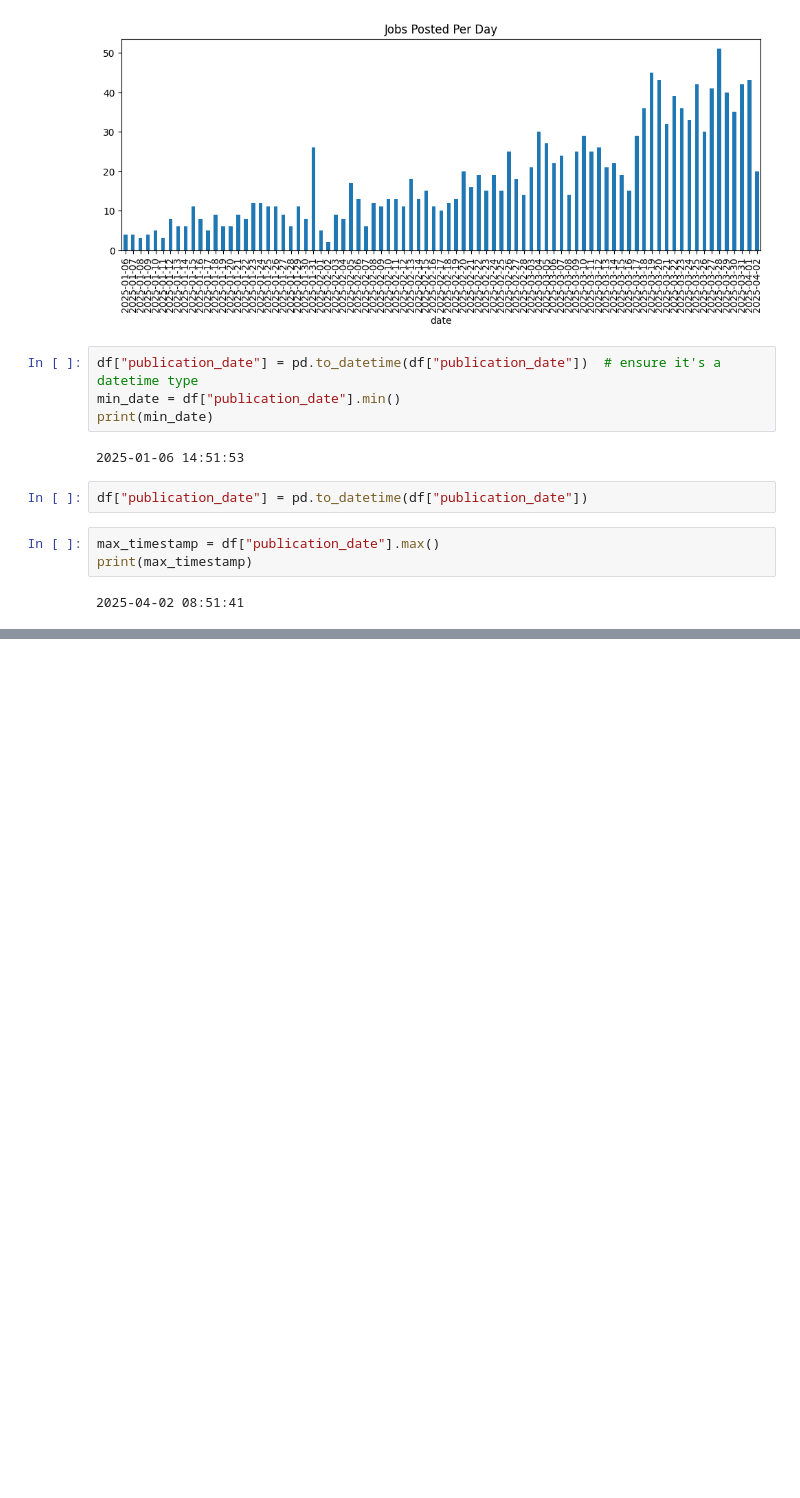
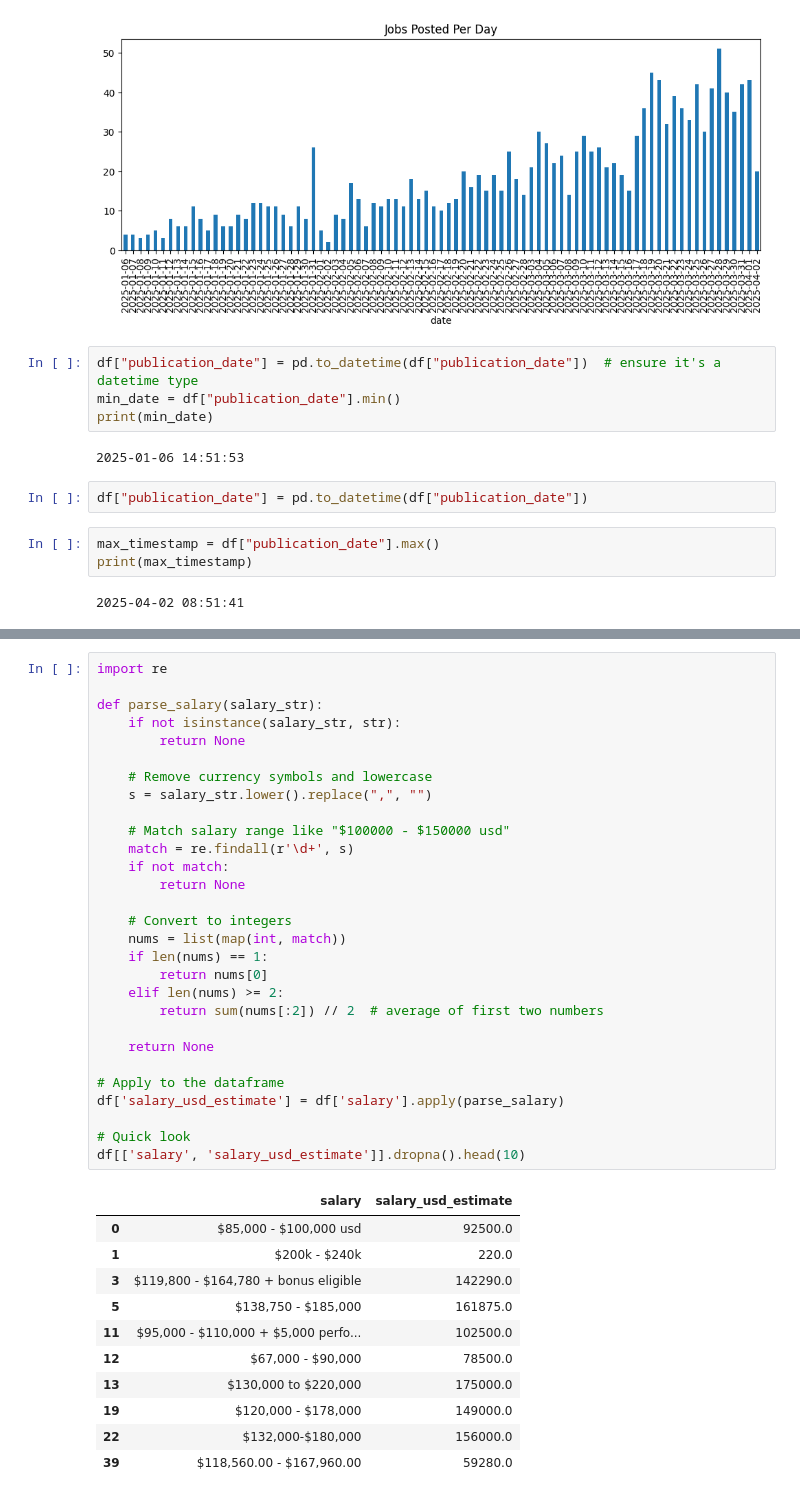
Before and after one commit to OlivierdeSwart/jobs_pipeline_dashboard, a Jupyter notebook: data_analysis/notebooks/remotive_eda.ipynb, the cells around one changed output, grey strips where cells are left out. Cells and saved outputs as stored; diff of their text form; blank space fills up the shorter version.

```diff
--- a/data_analysis/notebooks/remotive_eda.ipynb
+++ b/data_analysis/notebooks/remotive_eda.ipynb
@@ -101,0 +131,41 @@ print(max_timestamp)
+# %%
+import re
+
+def parse_salary(salary_str):
+    if not isinstance(salary_str, str):
+        return None
+
+    # Remove currency symbols and lowercase
+    s = salary_str.lower().replace(",", "")
+
+    # Match salary range like "$100000 - $150000 usd"
+    match = re.findall(r'\d+', s)
+    if not match:
+        return None
+
+    # Convert to integers
+    nums = list(map(int, match))
+    if len(nums) == 1:
+        return nums[0]
+    elif len(nums) >= 2:
+        return sum(nums[:2]) // 2  # average of first two numbers
+
+    return None
+
+# Apply to the dataframe
+df['salary_usd_estimate'] = df['salary'].apply(parse_salary)
+
+# Quick look
+df[['salary', 'salary_usd_estimate']].dropna().head(10)
+# %% [output]
+|  | salary | salary_usd_estimate |
+| 0 | $85,000 - $100,000 usd | 92500.0 |
+| 1 | $200k - $240k | 220.0 |
+| 3 | $119,800 - $164,780 + bonus eligible | 142290.0 |
+| 5 | $138,750 - $185,000 | 161875.0 |
+| 11 | $95,000 - $110,000 + $5,000 perfo... | 102500.0 |
+| 12 | $67,000 - $90,000 | 78500.0 |
+| 13 | $130,000 to $220,000 | 175000.0 |
+| 19 | $120,000 - $178,000 | 149000.0 |
+| 22 | $132,000-$180,000 | 156000.0 |
+| 39 | $118,560.00 - $167,960.00 | 59280.0 |
```
Also changed, not shown: parts of 2 cells of this notebook, 4 other files.
